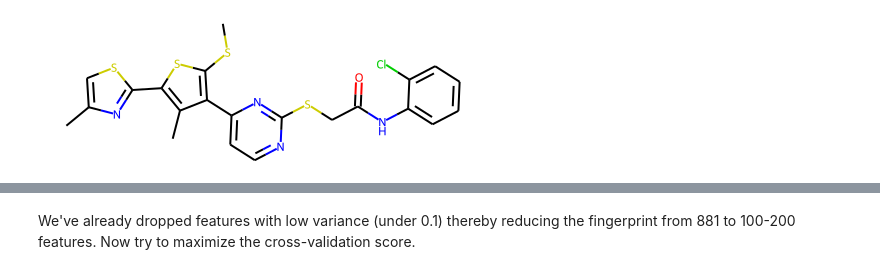
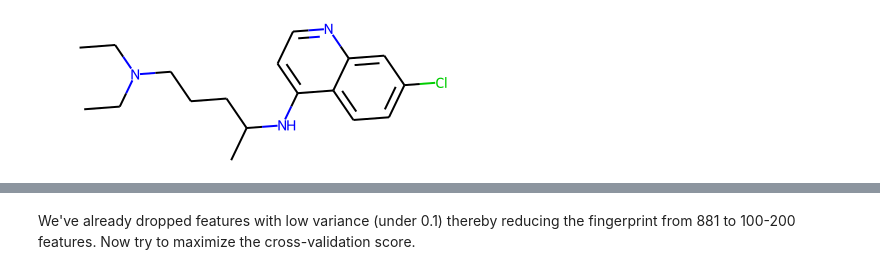
Before and after one commit to Germain-Drug-Discovery-Project/drug-discovery-project, a Jupyter notebook: drug-discovery-1.ipynb, the cells around one changed output, grey strips where cells are left out. Drawn from its saved outputs; the diff is of its cells as text; code cells hidden in the pictures.

```diff
--- a/drug-discovery-1.ipynb
+++ b/drug-discovery-1.ipynb
@@ -38,7 +81,7 @@ Saving 119 molecules.
 Computing fingerprints (takes several minutes if molecules > 1000)...
 Success!
 # %%
-bioactivity_df = pd.read_csv(f'{TARGET_ID}_bioactivity_preprocessed.csv')
-bioactivity_df.tail()
+bioactivity_df = pd.read_csv(f'{target_id}_bioactivity_preprocessed.csv')
+bioactivity_df
 # %% [output]
 |  | molecule_chembl_id | canonical_smiles | standard_value | bioactivity_class | MW | LogP | NumHDonors | ... |
@@ -61,5 +97,5 @@ fingerprints.tail()
 # %%
 from rdkit import Chem
-Chem.MolFromSmiles(bioactivity_df.canonical_smiles[36]) #an example molecule
+Chem.MolFromSmiles(bioactivity_df.canonical_smiles[3]) #an example molecule
 # %% [output]
-[figure, old version]
+[figure, new version]
```
Also changed, not shown: parts of 24 cells of this notebook, 10 other files.
